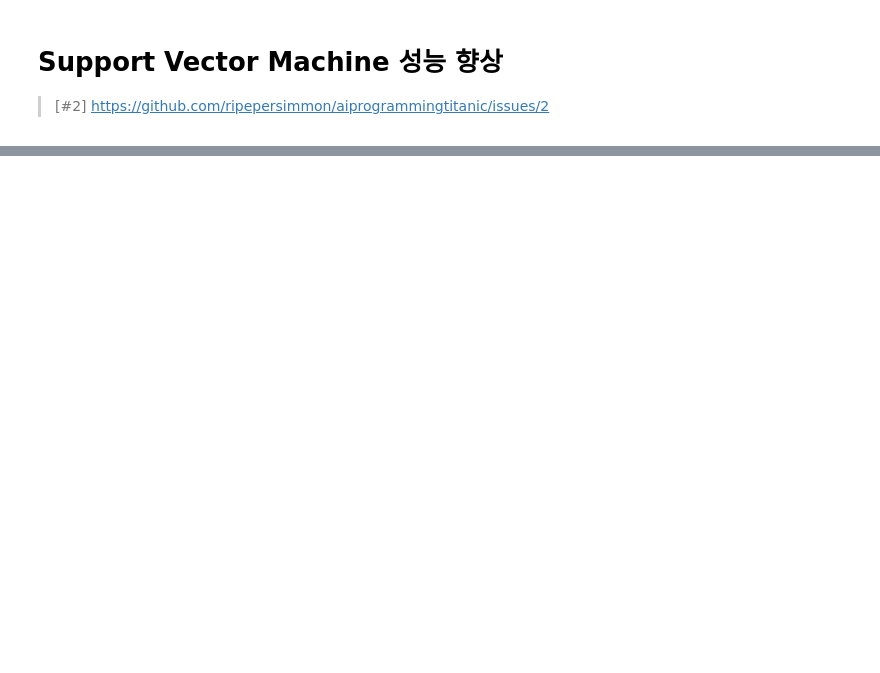
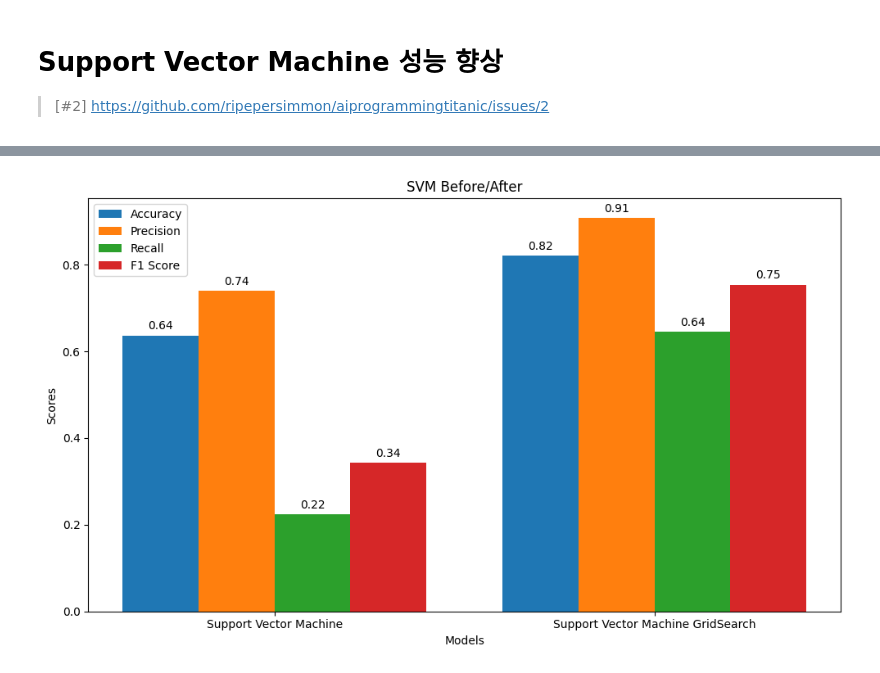
Before and after one commit to ripepersimmon/aiprogrammingtitanic, a Jupyter notebook: code/finalcode.ipynb, the cells around one changed output, grey strips where cells are left out. Cells and saved outputs as stored; diff of their text form; code cells hidden in the pictures; blank space fills up the shorter version.

```diff
--- a/code/finalcode.ipynb
+++ b/code/finalcode.ipynb
@@ -341,0 +397,44 @@ print(f'Recall: {svmgrid_recall:.4f}')
+# %%
+models = ['Support Vector Machine', 'Support Vector Machine GridSearch']
+accuracy_graph = [svm_accuracy, svmgrid_accuracy]
+precision_graph = [svm_precision, svmgrid_precision]
+recall_graph = [svm_recall, svmgrid_recall]
+f1_score_graph = [svm_f1_score, svmgrid_f1_score]
+
+x = np.arange(len(models))
+width = 0.2
+
+fig, ax = plt.subplots(figsize=(10, 6))
+
+bar1 = ax.bar(x - 1.5 * width, accuracy_graph, width, label='Accuracy')
+bar2 = ax.bar(x - 0.5 * width, precision_graph, width, label='Precision')
+bar3 = ax.bar(x + 0.5 * width, recall_graph, width, label='Recall')
+bar4 = ax.bar(x + 1.5 * width, f1_score_graph, width, label='F1 Score')
+
+# LLM 사용해 레이블 설정 도움 받았습니다.
+
+
+ax.set_xlabel('Models')
+ax.set_ylabel('Scores')
+ax.set_title('SVM Before/After')
+ax.set_xticks(x)
+ax.set_xticklabels(models)
+ax.legend()
+
+def autolabel(rects):
+    for rect in rects:
+        height = rect.get_height()
+        ax.annotate(f'{height:.2f}',
+                    xy=(rect.get_x() + rect.get_width() / 2, height),
+                    xytext=(0, 3),  # 텍스트를 막대 위로 약간 이동
+                    textcoords="offset points",
+                    ha='center', va='bottom')
+autolabel(bar1)
+autolabel(bar2)
+autolabel(bar3)
+autolabel(bar4)
+
+plt.tight_layout()
+plt.show()
+# %% [output]
+[figure, added]
```
Also changed, not shown: parts of 8 cells of this notebook.
